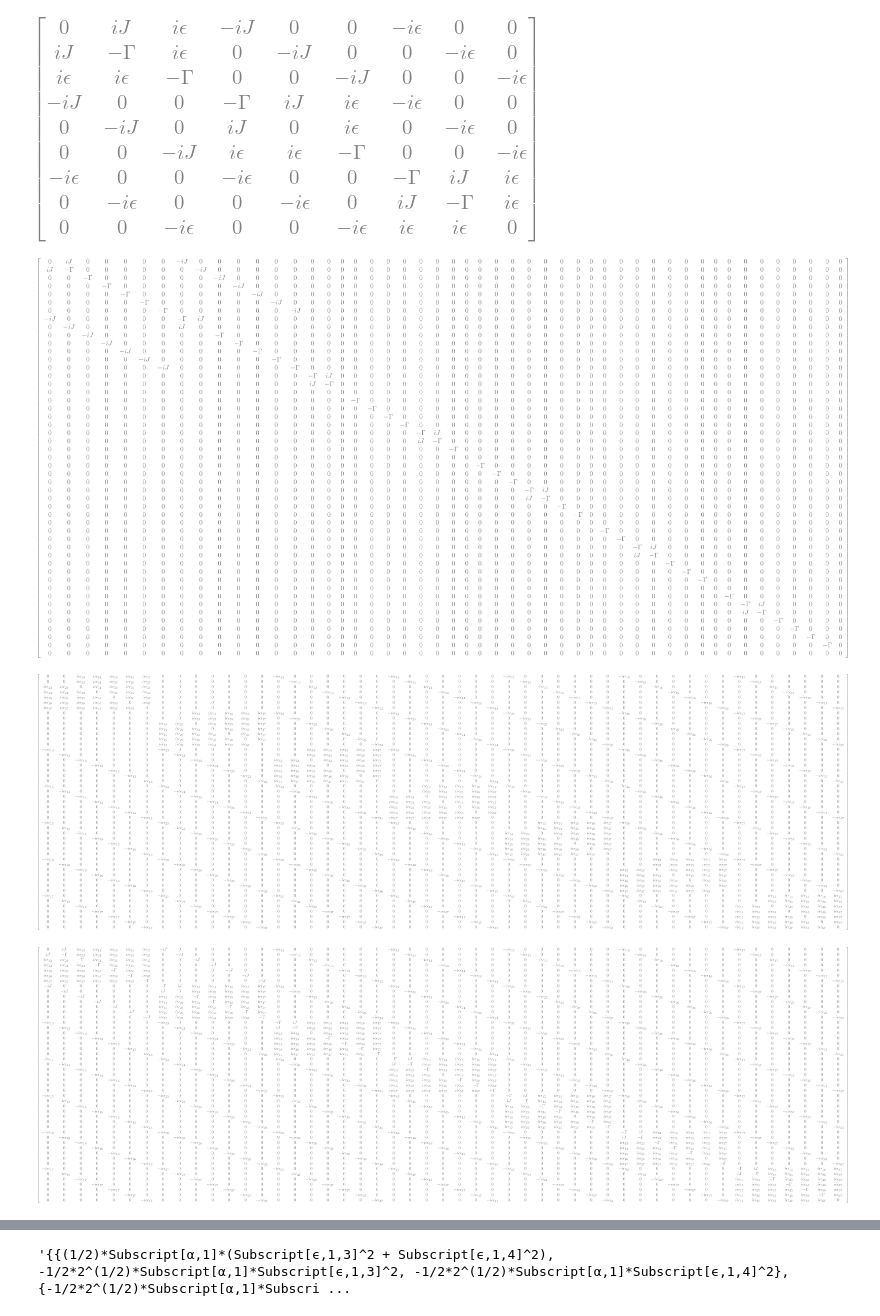
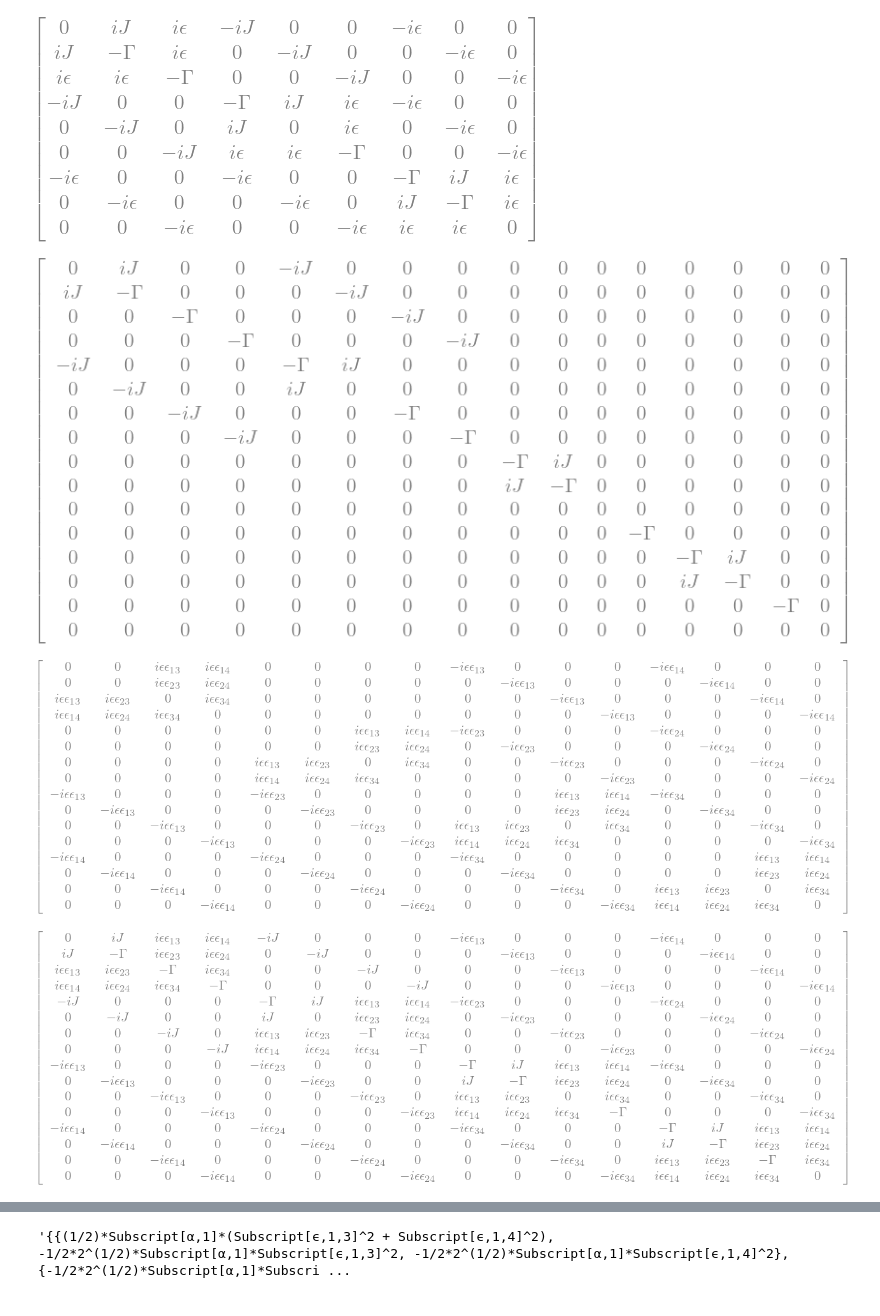
Before and after one commit to kiwipretzel/nserc-2026, a Jupyter notebook: [3.4] [n-site (degenerate), single-body, general epsilon's, local dephasing]/[3.4.0.1] [n-site,single-body,degenerate,different epsilons] [july 27].ipynb, the cells around one changed output, grey strips where cells are left out. Cells and saved outputs as stored; diff of their text form; code cells hidden in the pictures.

```diff
--- a/[3.4] [n-site (degenerate), single-body, general epsilon's, local dephasing]/[3.4.0.1] [n-site,single-body,degenerate,different epsilons] [july 27].ipynb
+++ b/[3.4] [n-site (degenerate), single-body, general epsilon's, local dephasing]/[3.4.0.1] [n-site,single-body,degenerate,different epsilons] [july 27].ipynb
@@ -134,32 +134,32 @@ display(L)
 [figure]
 [figure]
 # %%
-N = 7
+N = 4
 
 # building matrices
 H0 = sp.Matrix(N, N, lambda i,j : J if ({i,j}=={0,1}) else 0)
 V = sp.Matrix(N, N, lambda i,j : epsilon*sp.Symbol(f"epsilon_{i+1 if i<j else j+1}{j+1 if i<j else i+1}", real=True) if ({i,j}!={0,1} and (i!=0 or j!=0) and i!=j) else 0)
 #V = sp.Matrix(N, N, lambda i,j : sp.Symbol(f"epsilon", real=True) if ({i,j}!={0,1} and (i!=0 or j!=0) and i!=j) else 0)
 
 # building lindblad jump operators
 L_operators = [sp.Matrix(N,N, lambda i,j: 1 if i==k and j==k else 0) for k in range(N)]
 
 # building lindbladians
 L0, _ = lindbladian(N, output=False, degenerate=False, H=H0, L_operators=L_operators)
 L1, _ = lindbladian(N, output=False, degenerate=False, H=V, dissipative=False)
 
 # setting all dephasing constants to the same constant gamma
 L0 = L0.subs({sp.Symbol(f"Gamma_{i}", real=True, nonnegative=True):gamma for i in range(N)})
 
 
 
 display(L0)
 display(L1)
 display(L0+L1)
 # %% [output]
-[figure, old version]
+[figure, new version]
-[figure, old version]
+[figure, new version]
-[figure, old version]
+[figure, new version]
 # %%
 nullspace = [n/n.norm() for n in L0.nullspace()]
 nullspace
```
Also changed, not shown: parts of 7 cells of this notebook, 56 other files.
